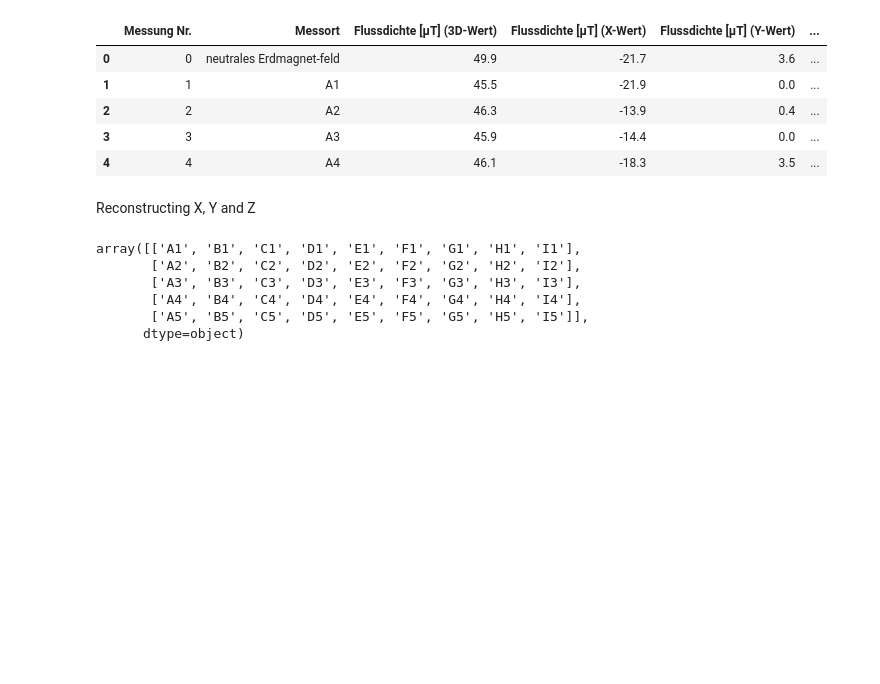
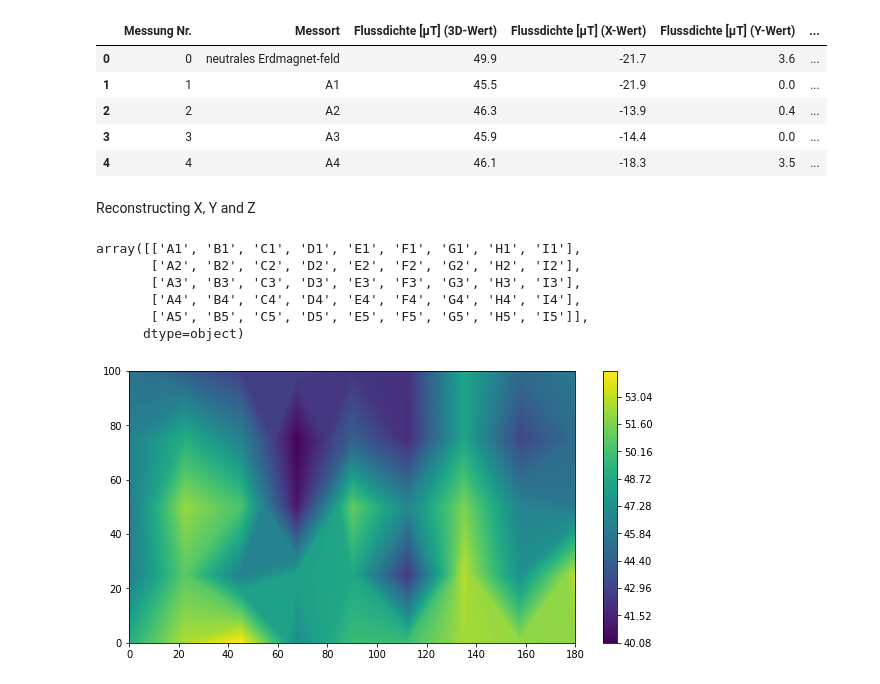
Before and after one commit to heinswift/Magnetic_Measurements_Plotting, a Jupyter notebook: reading_from_excel.ipynb, the cells around one changed output. Saved outputs shown, nothing was run; the diff lists cells and outputs as text; code cells hidden in the pictures; blank space fills up the shorter version.

```diff
--- a/reading_from_excel.ipynb
+++ b/reading_from_excel.ipynb
@@ -67,3 +68,10 @@ for index, df_row in measurements_df[1:].iterrows():
     column_index = column_indices[0]
 
     Z[row_index,column_index] = df_row['Flussdichte [µT] (3D-Wert)']
+# %%
+plt.figure(figsize=(10,5))
+plt.contourf(X, Y, Z[::-1,:], 200, cmap='viridis')
+plt.colorbar()
+plt.show()
+# %% [output]
+[figure, added]
```
Also changed, not shown: parts of 3 cells of this notebook, 3 other files.
